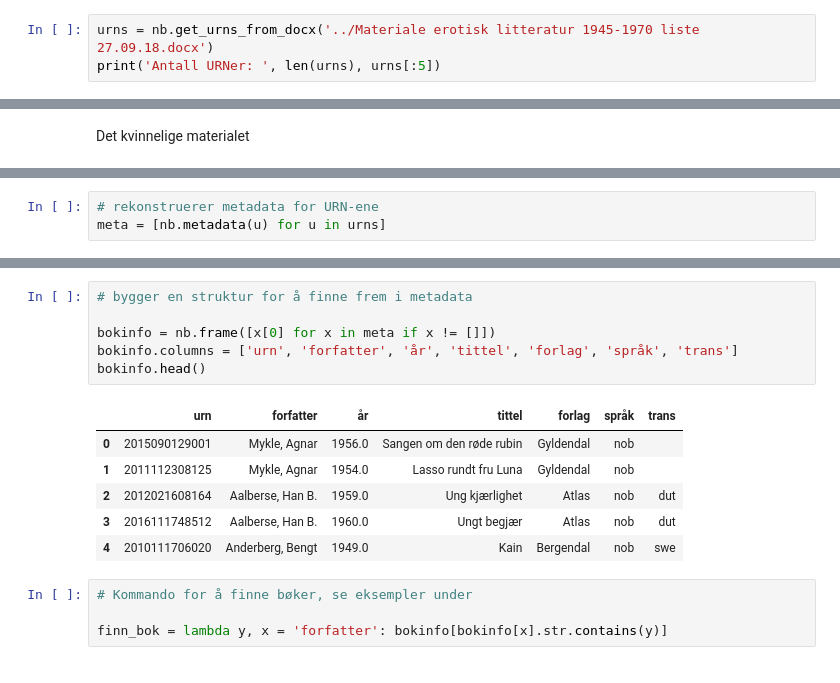
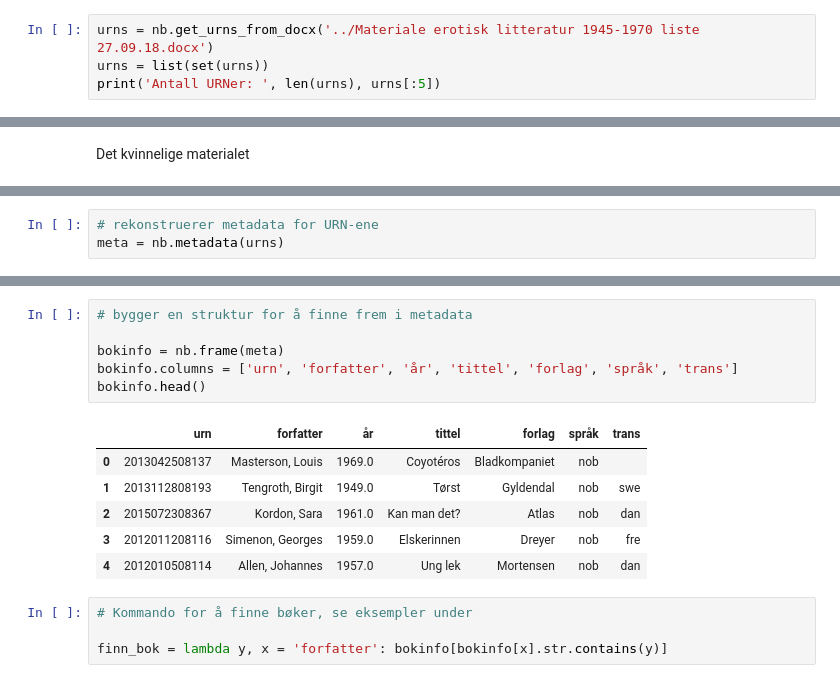
Before and after one commit to Yoonsen/xmining, a Jupyter notebook: eros_vekstdiagram_v2.ipynb, the cells around one changed output, grey strips where cells are left out. Drawn from its saved outputs; the diff is of its cells as text.

```diff
--- a/eros_vekstdiagram_v2.ipynb
+++ b/eros_vekstdiagram_v2.ipynb
@@ -36,5 +36,6 @@ warnings.filterwarnings('ignore')
 Henter URN-er fra fil
 # %%
 urns = nb.get_urns_from_docx('../Materiale erotisk litteratur 1945-1970 liste 27.09.18.docx')
+urns = list(set(urns))
 print('Antall URNer: ', len(urns), urns[:5])
 # %% [output]
@@ -49,3 +51,3 @@ Antall:  39
 # %%
 # rekonstruerer metadata for URN-ene
-meta = [nb.metadata(u) for u in urns]
+meta = nb.metadata(urns)
@@ -52,16 +74,16 @@ meta = [nb.metadata(u) for u in urns]
 # %%
 # bygger en struktur for å finne frem i metadata
 
-bokinfo = nb.frame([x[0] for x in meta if x != []])
+bokinfo = nb.frame(meta)
 bokinfo.columns = ['urn', 'forfatter', 'år', 'tittel', 'forlag', 'språk', 'trans']
 bokinfo.head()
 # %% [output]
 |  | urn | forfatter | år | tittel | forlag | språk | trans |
-| 0 | 2015090129001 | Mykle, Agnar | 1956.0 | Sangen om den røde rubin | Gyldendal | nob |  |
-| 1 | 2011112308125 | Mykle, Agnar | 1954.0 | Lasso rundt fru Luna | Gyldendal | nob |  |
-| 2 | 2012021608164 | Aalberse, Han B. | 1959.0 | Ung kjærlighet | Atlas | nob | dut |
-| 3 | 2016111748512 | Aalberse, Han B. | 1960.0 | Ungt begjær | Atlas | nob | dut |
-| 4 | 2010111706020 | Anderberg, Bengt | 1949.0 | Kain | Bergendal | nob | swe |
+| 0 | 2013042508137 | Masterson, Louis | 1969.0 | Coyotéros | Bladkompaniet | nob |  |
+| 1 | 2013112808193 | Tengroth, Birgit | 1949.0 | Tørst | Gyldendal | nob | swe |
+| 2 | 2015072308367 | Kordon, Sara | 1961.0 | Kan man det? | Atlas | nob | dan |
+| 3 | 2012011208116 | Simenon, Georges | 1959.0 | Elskerinnen | Dreyer | nob | fre |
+| 4 | 2012010508114 | Allen, Johannes | 1957.0 | Ung lek | Mortensen | nob | dan |
 # %%
 # Kommando for å finne bøker, se eksempler under
 
```
Also changed, not shown: parts of 56 cells of this notebook, 4 other files.
